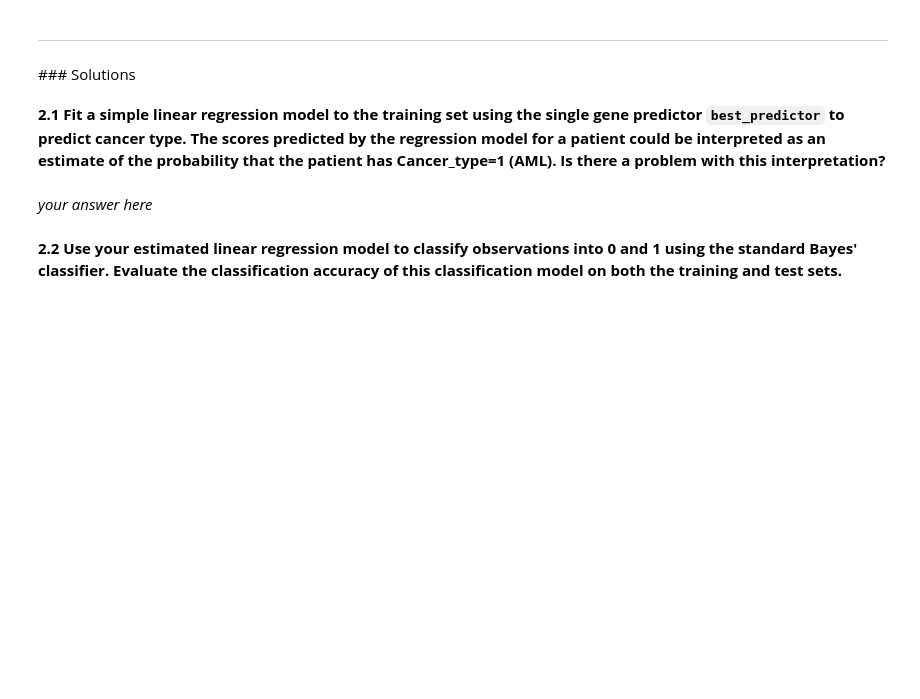
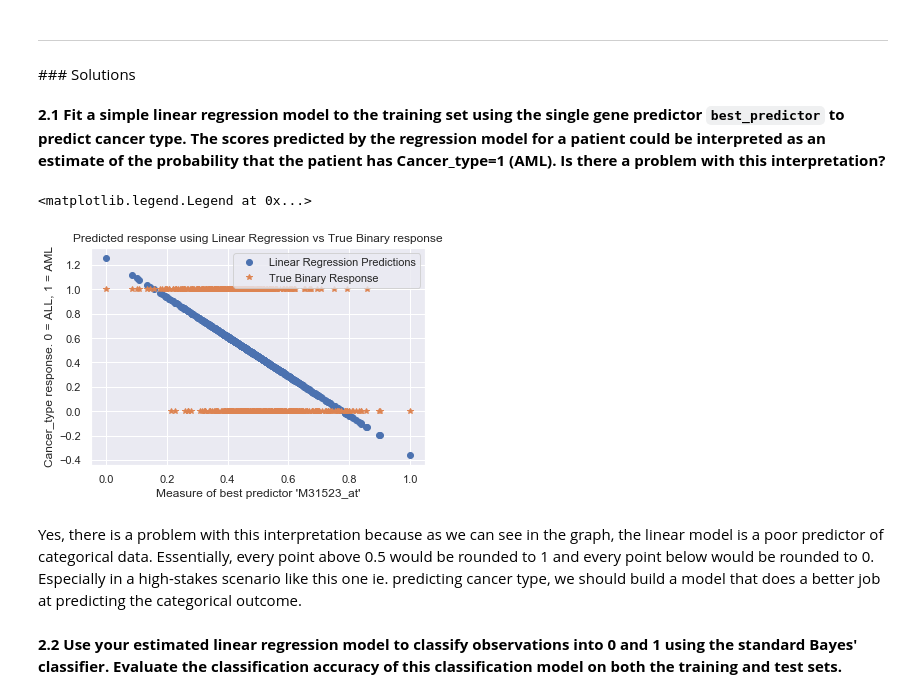
Before and after one commit to jadekessler3/2019-CS109A, a Jupyter notebook: content/homeworks/cs109a_hw4/cs109a_HW4.ipynb, the cells around one changed output. Drawn from its saved outputs; the diff is of its cells as text; code cells hidden in the pictures; blank space fills up the shorter version.

```diff
--- a/content/homeworks/cs109a_hw4/cs109a_HW4.ipynb
+++ b/content/homeworks/cs109a_hw4/cs109a_HW4.ipynb
@@ -275,4 +308,35 @@ Based on these plots, does one of the models appear better suited for binary cla
-# %% [markdown]
-*your answer here*
+# %%
+# your code here
+#only use best predictor to fit the model
+best_predictor = 'M31523_at'
+X_train_best_pred = X_train[[best_predictor]]
+X_test_best_pred = X_test[[best_predictor]]
+
+#linear regression model
+model_linear = LinearRegression()
+
+
+#fitting
+model_linear.fit(X_train_best_pred, y_train)
+
+
+#predicting
+y_pred_train = model_linear.predict(X_train_best_pred)
+y_pred_test = model_linear.predict(X_test_best_pred)
+# %%
+# your code here
+
+#plot
+plt.plot(X_train_best_pred, y_pred_train, 'o', label ='Linear Regression Predictions')
+plt.plot(X_train_best_pred, y_train, '*', label ='True Binary Response')
+plt.title("Predicted response using Linear Regression vs True Binary response")
+plt.xlabel("Measure of best predictor 'M31523_at'")
+plt.ylabel("Cancer_type response. 0 = ALL, 1 = AML")
+plt.legend()
+# %% [output]
+<matplotlib.legend.Legend at 0x...>
+[figure, added]
+# %% [markdown]
+Yes, there is a problem with this interpretation because as we can see in the graph, the linear model is a poor predictor of categorical data. Essentially, every point above 0.5 would be rounded to 1 and every point below would be rounded to 0. Especially in a high-stakes scenario like this one ie. predicting cancer type, we should build a model that does a better job at predicting the categorical outcome.
 # %% [markdown]
 **2.2** **Use your estimated linear regression model to classify observations into 0 and 1 using the standard Bayes' classifier.  Evaluate the classification accuracy of this classification model on both the training and test sets.**
```
Also changed, not shown: parts of 45 cells of this notebook, 4 other files.
